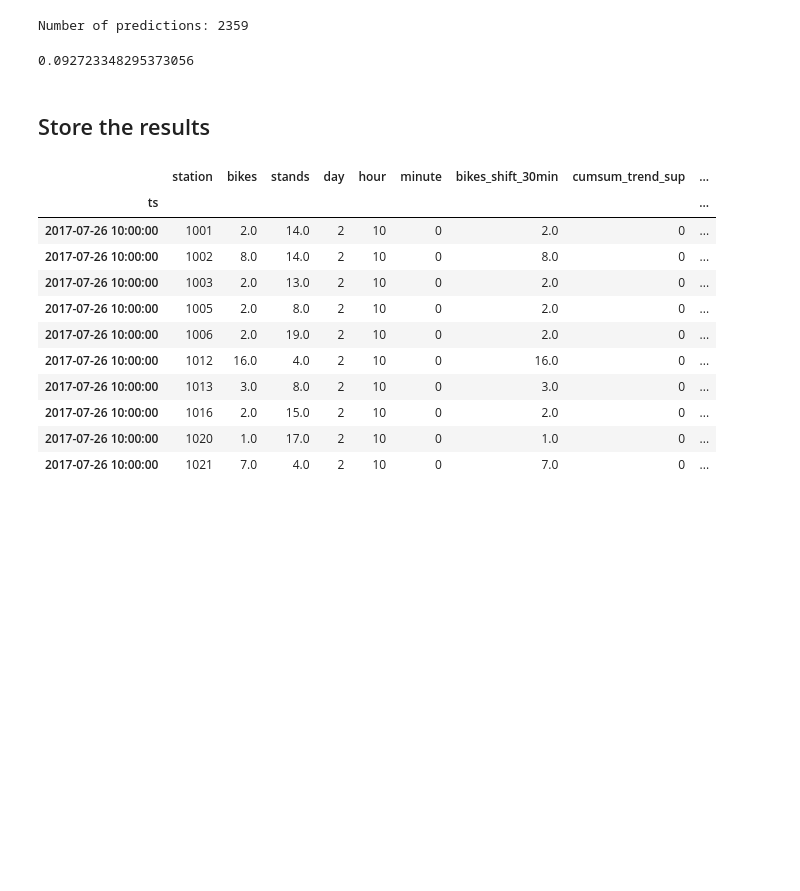
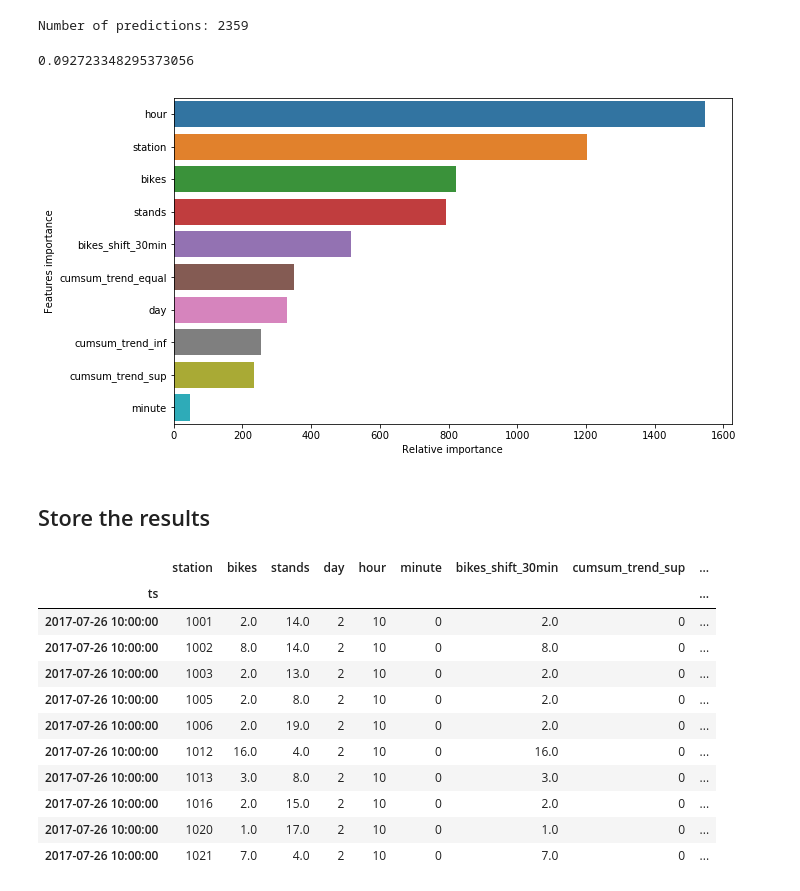
Before and after one commit to armgilles/open-data-bikes-analysis, a Jupyter notebook: Prediction-Lyon-Aramnd.ipynb, the cells around one changed output. Drawn from its saved outputs; the diff is of its cells as text; code cells hidden in the pictures; blank space fills up the shorter version.

Commit message:
Adding a function to plot Xgboost features importance

```diff
--- a/Prediction-Lyon-Aramnd.ipynb
+++ b/Prediction-Lyon-Aramnd.ipynb
@@ -346,6 +346,24 @@ rmse
 # %%
 # must install graphviz
 # plot_tree(bst)
+# %%
+import seaborn as sns
+
+def plot_features_importance(bst):
+    """
+    Plot features importance for a xgboost model
+    """
+    df_importance = pd.DataFrame([bst.get_score()]).T.reset_index()
+    df_importance.columns = ['features', 'importance']
+    df_importance.sort_values('importance', ascending=0, inplace=True)
+    plt.figure(figsize=(10, 6))
+    sns.barplot('importance', 'features', data=df_importance)
+    plt.xlabel('Relative importance')
+    plt.ylabel('Features importance')
+# %%
+plot_features_importance(bst)
+# %% [output]
+[figure, added]
 # %% [markdown]
 ## Store the results
 # %%
```
